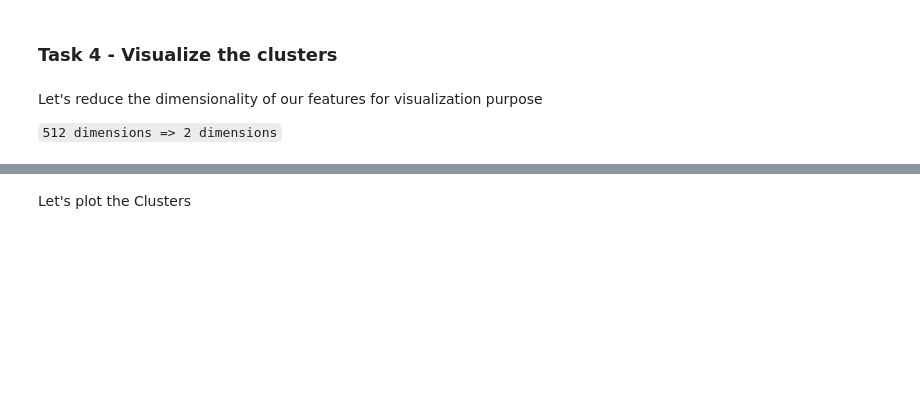
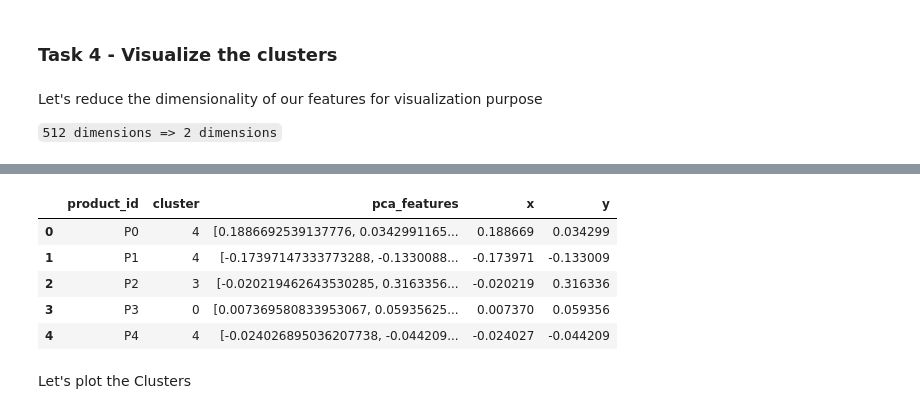
Before and after one commit to Gee1225/projects, a Jupyter notebook: The_Notebook.ipynb, the cells around one changed output, grey strips where cells are left out. Cells and saved outputs as stored; diff of their text form; code cells hidden in the pictures; blank space fills up the shorter version.

```diff
--- a/The_Notebook.ipynb
+++ b/The_Notebook.ipynb
@@ -118,7 +118,8 @@ spark
 Loading the dataset
 # %%
 FilePath= "/content/products_dataset.csv"
-df= spark.read.csv(FilePath, header=True, inferSchema=True) ### infers schema instead of assuming string
+# df= spark.read.csv(FilePath, header=True, inferSchema=True) ### infers schema instead of assuming string
+df= spark.read.csv(FilePath, header=True, inferSchema=True, samplingRatio=1) ### infers schema instead of assuming string
 df.show()
 # %% [output]
 +----------+--------------------+--------------------+
@@ -230,6 +231,6 @@ only showing top 20 rows
 # %% [markdown]
 Add unique `row_id` to each row in the pysaprk dataframe
 # %%
-embeddings_df=embeddings_df.withColumn("row_id", F.monotonically_increasing_id())
+embeddings_df=embeddings_df.repartition(1).withColumn("row_id", F.monotonically_increasing_id()) ### Ensure accurate join and improve information
 embeddings_df.show()
 # %% [output]
@@ -253,7 +254,7 @@ only showing top 20 rows
 # %% [markdown]
 Add unique `row_id` to each row in our main pyspark dataframe `df`
 # %%
-df=df.withColumn("row_id", F.monotonically_increasing_id())
+df=df.repartition(1).withColumn("row_id", F.monotonically_increasing_id())
 df.show()
 # %% [output]
 +----------+--------------------+--------------------+--------------------+------+
@@ -354,3 +355,8 @@ only showing top 20 rows
 Let's reduce the dimensionality of our features for visualization purpose
 
 `512 dimensions => 2 dimensions`
+# %%
+pca = PCA(k=2, inputCol="features", outputCol="pca_features")
+model = pca.fit(clustered_data)
+pca_results = model.transform(clustered_data)
+pca_results.show()
@@ -357,3 +381,14 @@ Let's reduce the dimensionality of our features for visualization purpose
+# %%
+pca_df = pca_results.select("product_id",  "cluster", "pca_features").toPandas()
+pca_df[['x', 'y']] = pd.DataFrame(pca_df.pca_features.tolist(), index=pca_df.index)
+pca_df.head()
+# %% [output]
+|  | product_id | cluster | pca_features | x | y |
+| 0 | P0 | 4 | [0.1886692539137776, 0.0342991165... | 0.188669 | 0.034299 |
+| 1 | P1 | 4 | [-0.17397147333773288, -0.1330088... | -0.173971 | -0.133009 |
+| 2 | P2 | 3 | [-0.020219462643530285, 0.3163356... | -0.020219 | 0.316336 |
+| 3 | P3 | 0 | [0.007369580833953067, 0.05935625... | 0.007370 | 0.059356 |
+| 4 | P4 | 4 | [-0.024026895036207738, -0.044209... | -0.024027 | -0.044209 |
 # %% [markdown]
 Let's plot the Clusters
 # %%
```
Also changed, not shown: parts of 18 cells of this notebook.
